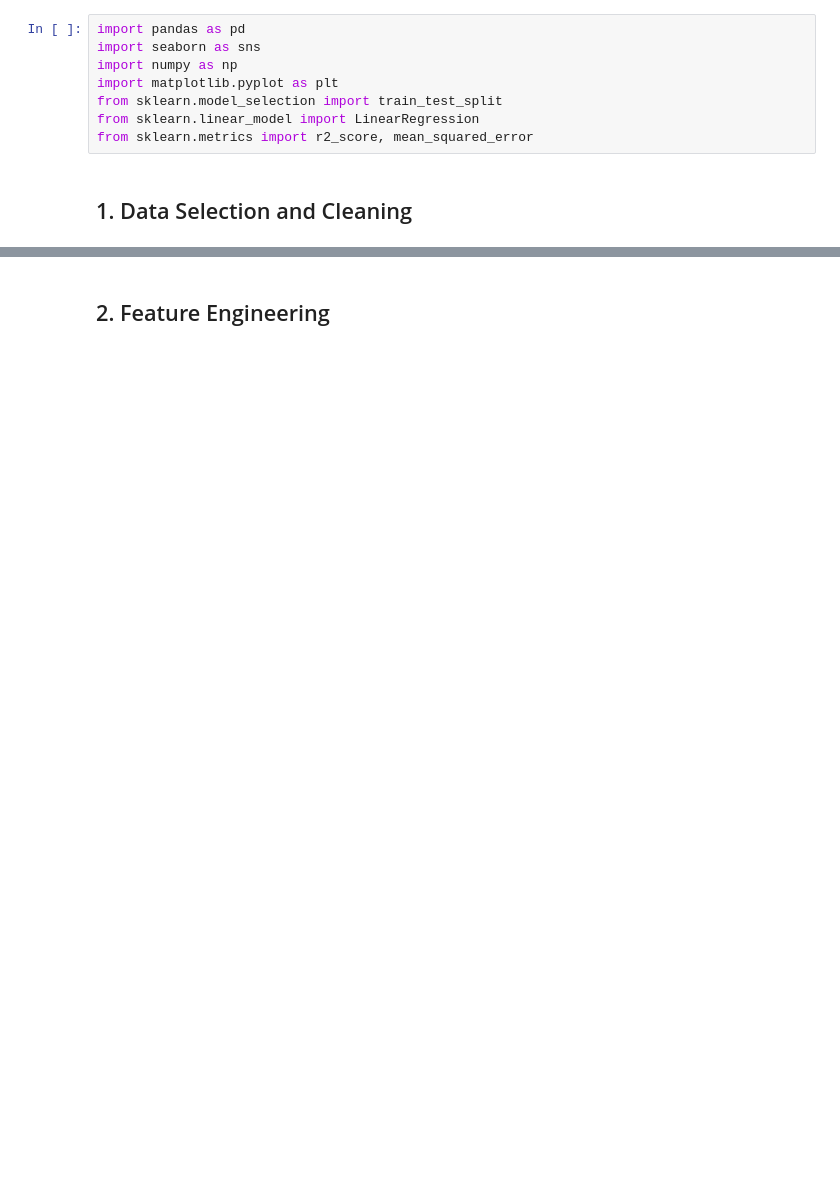
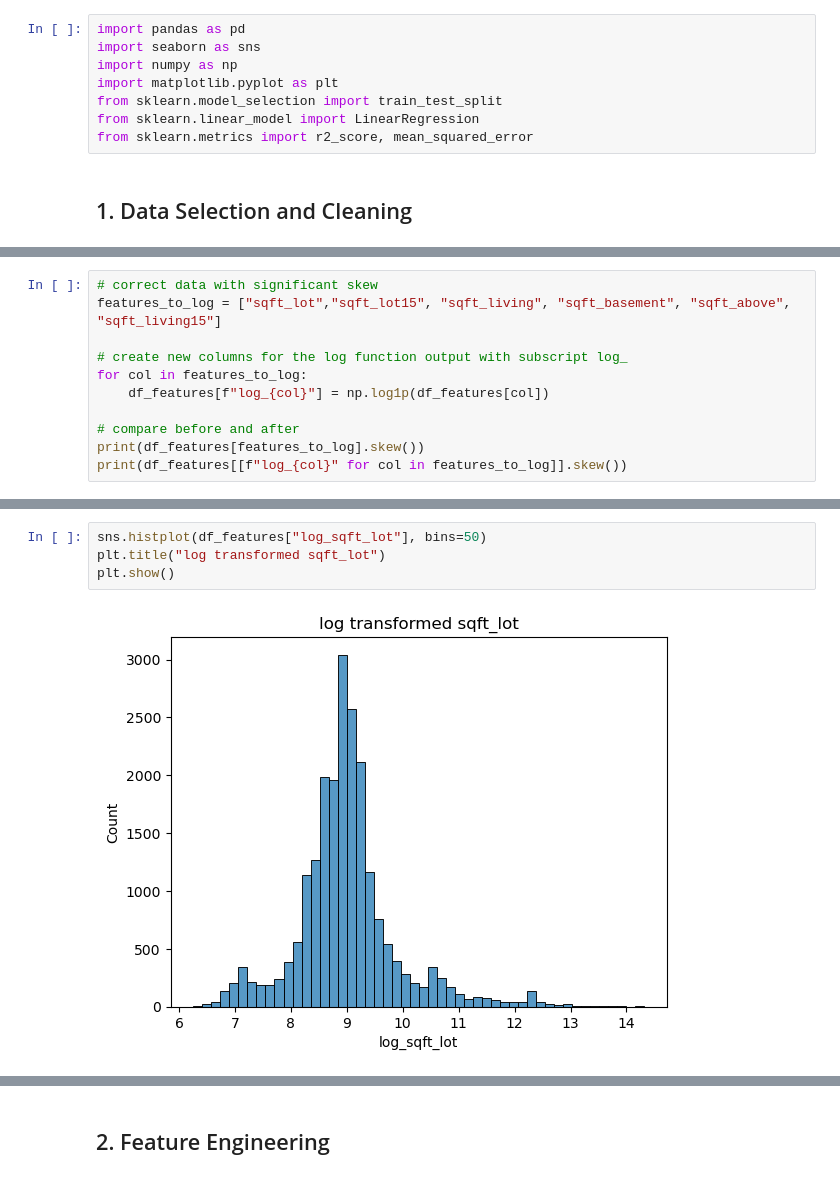
Before and after one commit to elbi3/AI-ML-Assignment2-Linear-Regression, a Jupyter notebook: notebooks/linear_regression-2.ipynb, the cells around one changed output, grey strips where cells are left out. Saved outputs shown, nothing was run; the diff lists cells and outputs as text; blank space fills up the shorter version.

```diff
--- a/notebooks/linear_regression-2.ipynb
+++ b/notebooks/linear_regression-2.ipynb
@@ -93,0 +153,11 @@ Text(0.5, 1.0, 'sqft 15 closest neighbors vs price')
+# %%
+# correct data with significant skew
+features_to_log = ["sqft_lot","sqft_lot15", "sqft_living", "sqft_basement", "sqft_above", "sqft_living15"]
+
+# create new columns for the log function output with subscript log_
+for col in features_to_log:
+    df_features[f"log_{col}"] = np.log1p(df_features[col])
+
+# compare before and after
+print(df_features[features_to_log].skew())
+print(df_features[[f"log_{col}" for col in features_to_log]].skew())
@@ -93,0 +179,6 @@ Text(0.5, 1.0, 'sqft 15 closest neighbors vs price')
+# %%
+sns.histplot(df_features["log_sqft_lot"], bins=50)
+plt.title("log transformed sqft_lot")
+plt.show()
+# %% [output]
+[figure, added]
```
Also changed, not shown: parts of 56 cells of this notebook.
